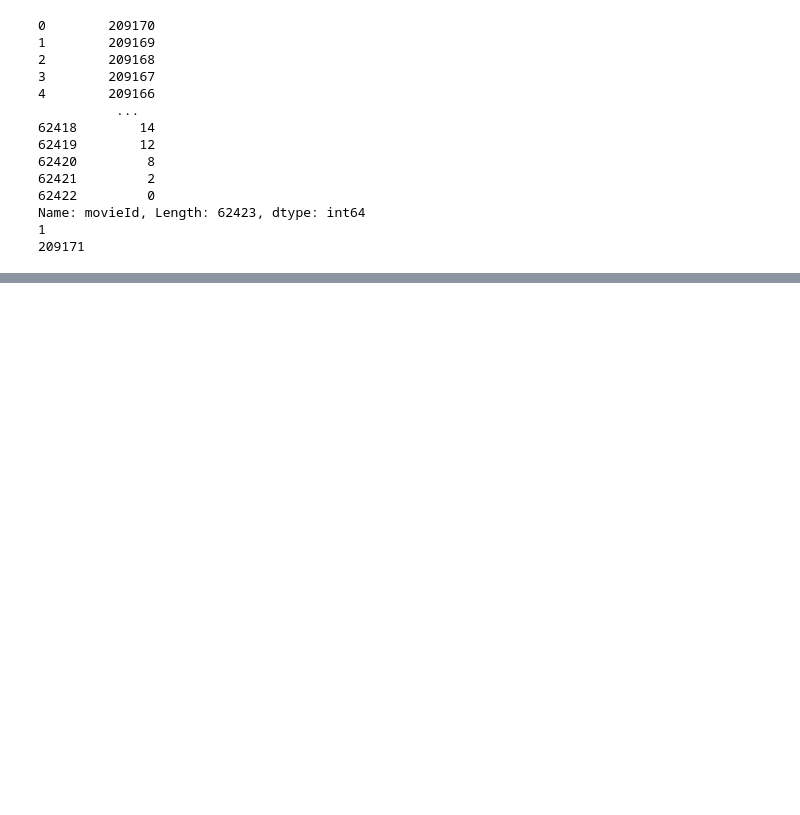
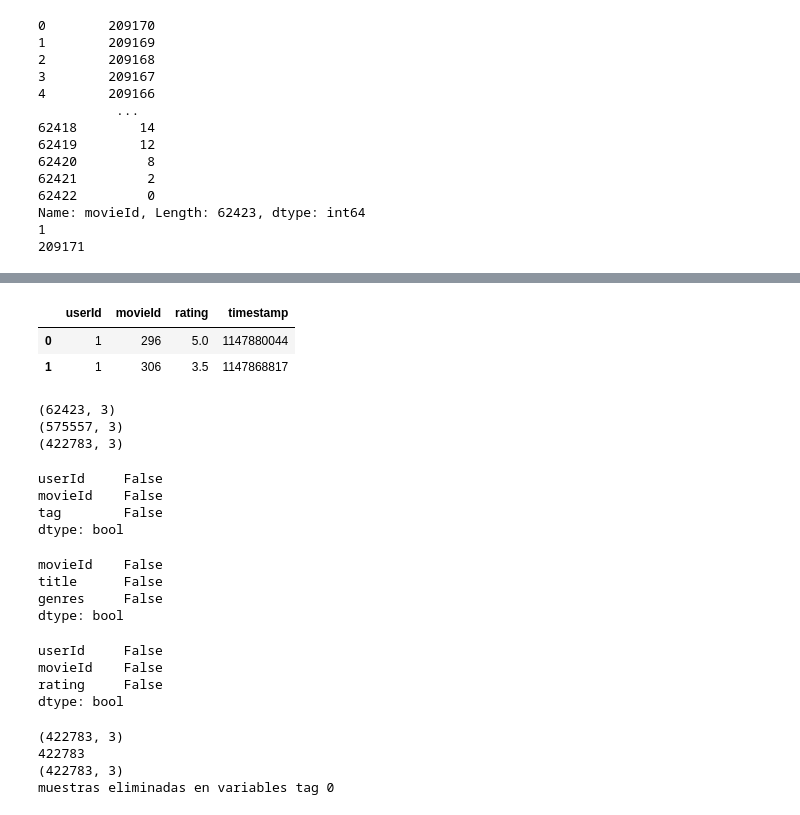
Before and after one commit to mmmerlyd/InteligenciaArtificial, a Jupyter notebook: Te_damos_la_bienvenida_a_Colaboratory.ipynb, the cells around one changed output, grey strips where cells are left out. Saved outputs shown, nothing was run; the diff lists cells and outputs as text; code cells hidden in the pictures; blank space fills up the shorter version.

```diff
--- a/Te_damos_la_bienvenida_a_Colaboratory.ipynb
+++ b/Te_damos_la_bienvenida_a_Colaboratory.ipynb
@@ -173,0 +190,6 @@ Name: movieId, Length: 62423, dtype: int64
+# %%
+ratings.head(2)
+# %% [output]
+|  | userId | movieId | rating | timestamp |
+| 0 | 1 | 296 | 5.0 | 1147880044 |
+| 1 | 1 | 306 | 3.5 | 1147868817 |
@@ -173,0 +199,42 @@ Name: movieId, Length: 62423, dtype: int64
+# %%
+print(movies.shape)
+print(ratings.shape)
+print(tags.shape)
+# %% [output]
+(62423, 3)
+(575557, 3)
+(422783, 3)
+# %%
+tags.isnull().any()
+# %% [output]
+userId     False
+movieId    False
+tag        False
+dtype: bool
+# %%
+movies.isnull().any()
+# %% [output]
+movieId    False
+title      False
+genres     False
+dtype: bool
+# %%
+ratings.isnull().any()
+# %% [output]
+userId     False
+movieId    False
+rating     False
+dtype: bool
+# %%
+print(tags.shape)
+aux1=tags.shape[0]
+tags=tags.dropna()
+aux2=tags.shape[0]
+print(aux1)
+print(tags.shape)
+print(f'muestras eliminadas en variables tag',(aux1-aux2))
+# %% [output]
+(422783, 3)
+422783
+(422783, 3)
+muestras eliminadas en variables tag 0
```
Also changed, not shown: parts of 8 cells of this notebook.
